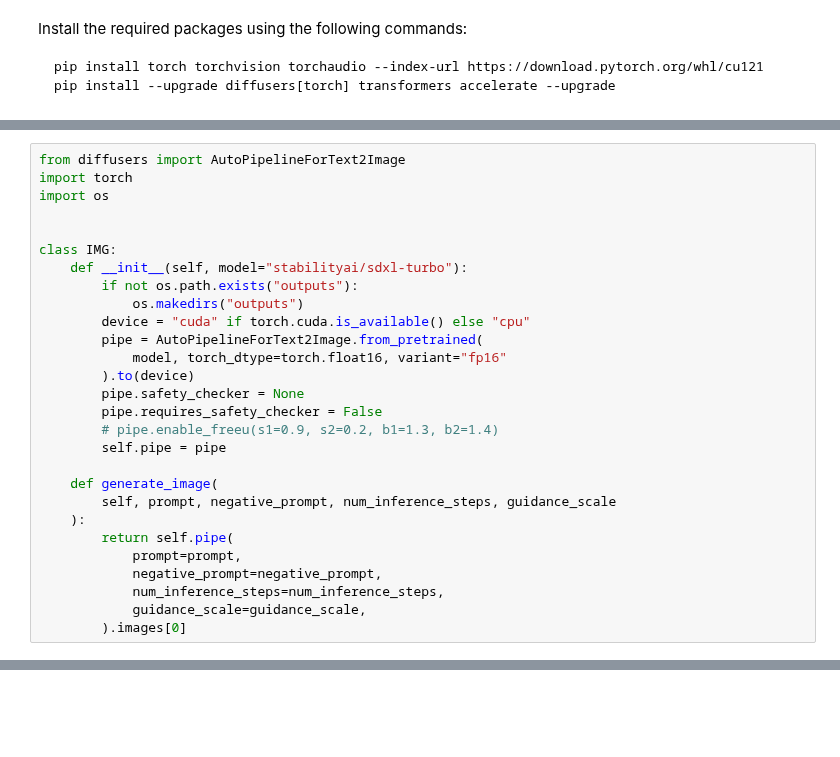
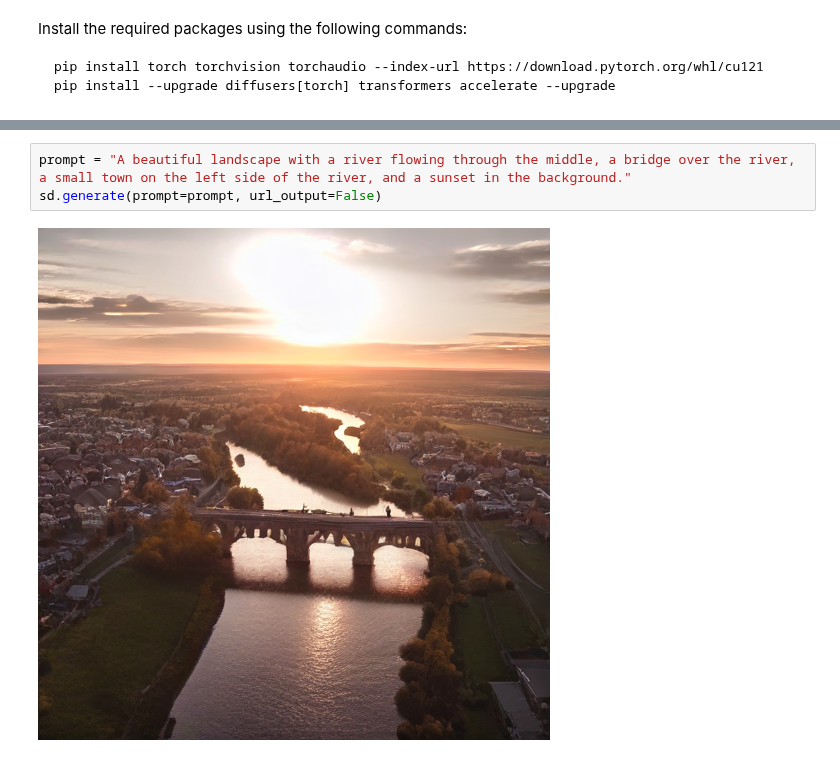
Before and after one commit to DevXT-LLC/ezlocalai, a Jupyter notebook: image.ipynb, the cells around one changed output, grey strips where cells are left out. Saved outputs shown, nothing was run; the diff lists cells and outputs as text; blank space fills up the shorter version.

```diff
--- a/image.ipynb
+++ b/image.ipynb
@@ -47,28 +7,0 @@ pipe(
-# %%
-from diffusers import AutoPipelineForText2Image
-import torch
-import os
-
-
-class IMG:
-    def __init__(self, model="stabilityai/sdxl-turbo"):
-        if not os.path.exists("outputs"):
-            os.makedirs("outputs")
-        device = "cuda" if torch.cuda.is_available() else "cpu"
-        pipe = AutoPipelineForText2Image.from_pretrained(
-            model, torch_dtype=torch.float16, variant="fp16"
-        ).to(device)
-        pipe.safety_checker = None
-        pipe.requires_safety_checker = False
-        # pipe.enable_freeu(s1=0.9, s2=0.2, b1=1.3, b2=1.4)
-        self.pipe = pipe
-
-    def generate_image(
-        self, prompt, negative_prompt, num_inference_steps, guidance_scale
-    ):
-        return self.pipe(
-            prompt=prompt,
-            negative_prompt=negative_prompt,
-            num_inference_steps=num_inference_steps,
-            guidance_scale=guidance_scale,
-        ).images[0]
@@ -95,0 +14,5 @@ The following part of your input was truncated because CLIP can only handle sequ
+# %%
+prompt = "A beautiful landscape with a river flowing through the middle, a bridge over the river, a small town on the left side of the river, and a sunset in the background."
+sd.generate(prompt=prompt, url_output=False)
+# %% [output]
+[figure, added]
```
Also changed, not shown: parts of 5 cells of this notebook, 2 other files.
